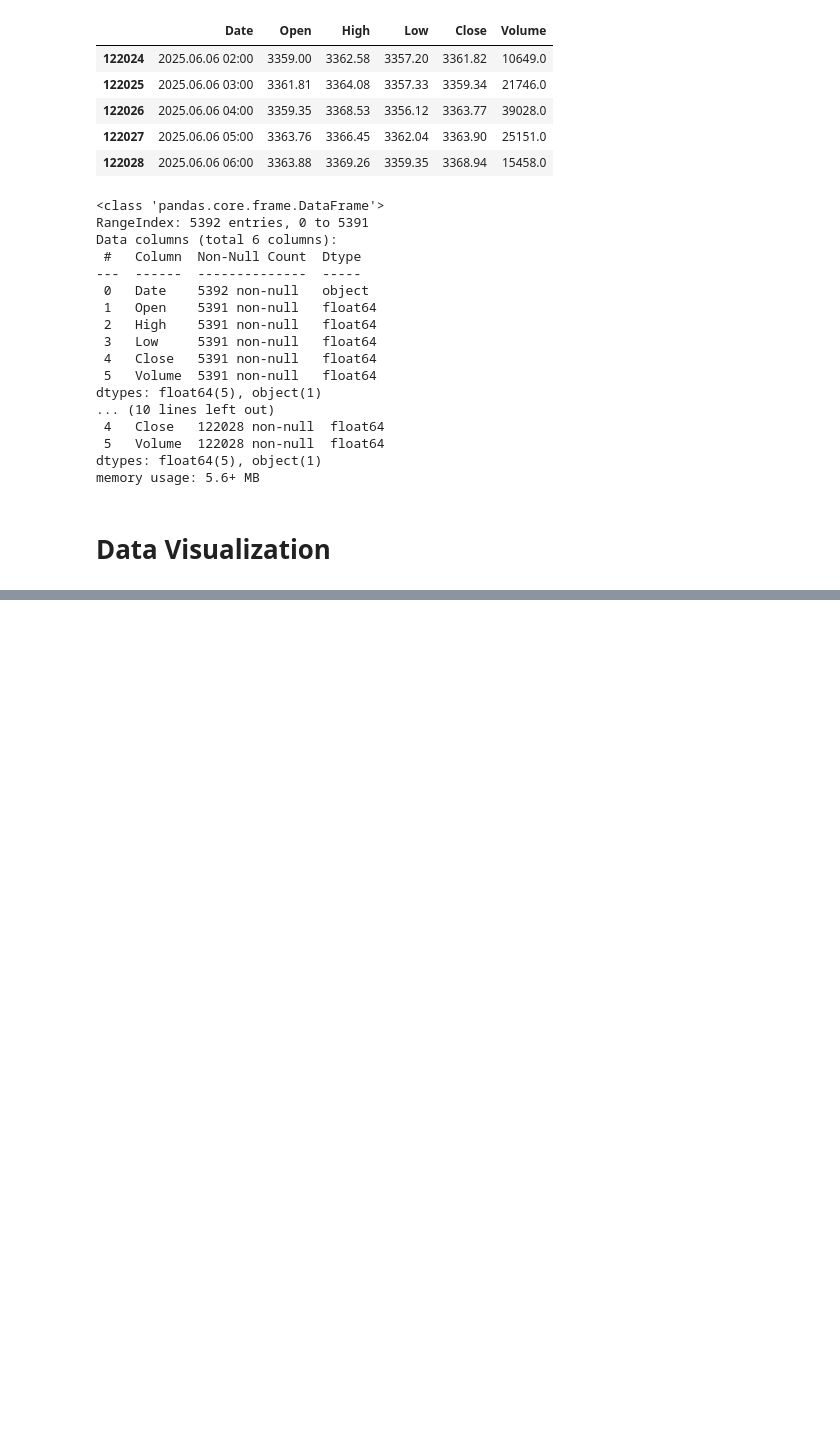
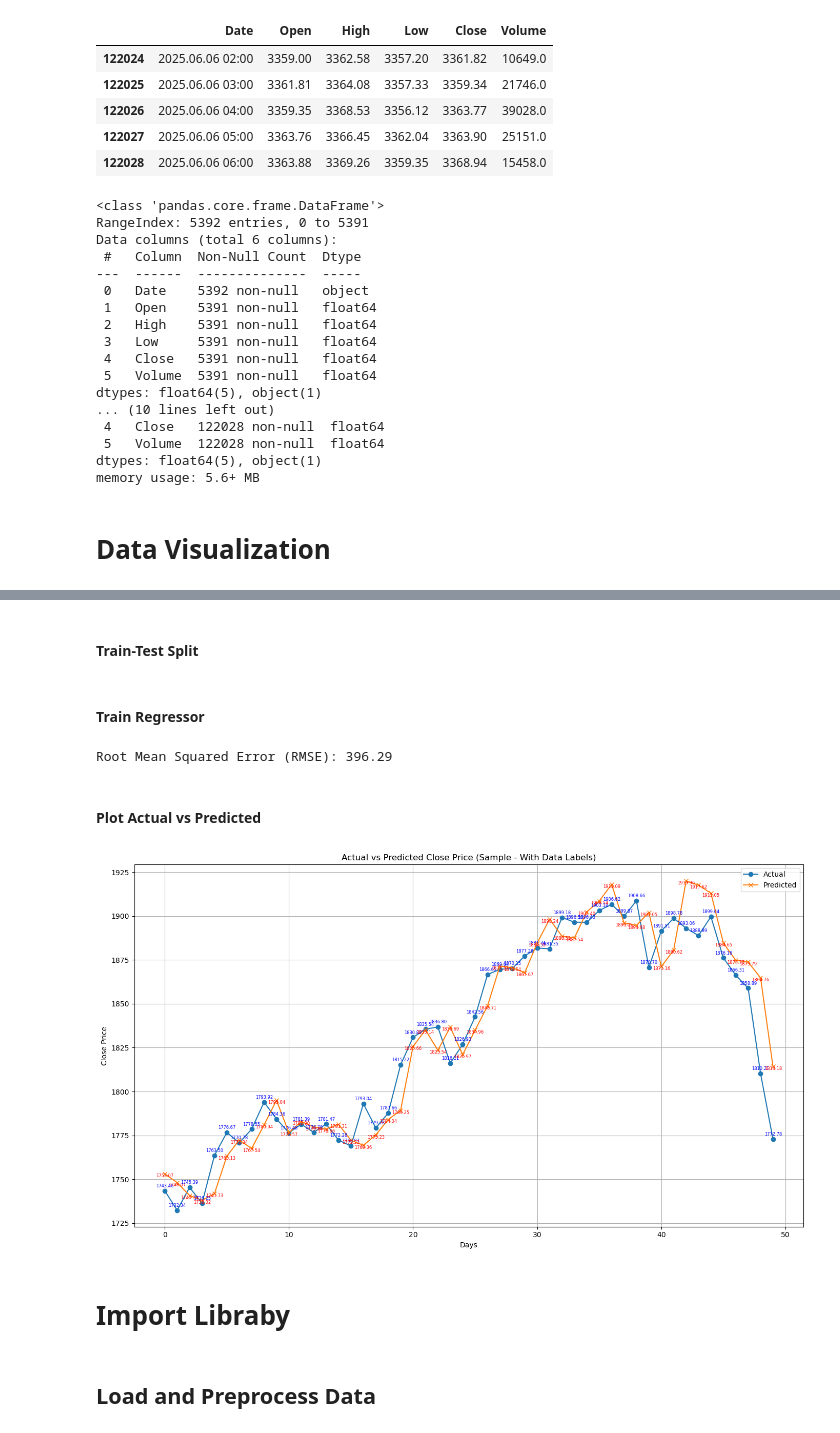
Before and after one commit to raishubham23/Gold_Data_Analysis, a Jupyter notebook: Gold_Data_Analysis.ipynb, the cells around one changed output, grey strips where cells are left out. Drawn from its saved outputs; the diff is of its cells as text; code cells hidden in the pictures; blank space fills up the shorter version.

```diff
--- a/Gold_Data_Analysis.ipynb
+++ b/Gold_Data_Analysis.ipynb
@@ -212,0 +259,3 @@ DateParseError: Unknown datetime string format, unable to parse: Date, at positi
+# %%
+#Create a classification target:
+df['Target'] = (df['Close'].shift(-1) > df['Close']).astype(int)
@@ -212,0 +264,3 @@ DateParseError: Unknown datetime string format, unable to parse: Date, at positi
+# %%
+#Use regression target:
+df['Target'] = df['Close'].shift(-1)
@@ -212,0 +291,49 @@ DateParseError: Unknown datetime string format, unable to parse: Date, at positi
+# %% [markdown]
+#### Train-Test Split
+# %%
+from sklearn.model_selection import train_test_split
+
+X_train, X_test, y_train, y_test = train_test_split(X, y, test_size=0.2, shuffle=False)
+# %% [markdown]
+#### Train Regressor
+# %%
+from sklearn.ensemble import RandomForestRegressor
+from sklearn.metrics import mean_squared_error
+
+model = RandomForestRegressor()
+model.fit(X_train, y_train)
+
+y_pred = model.predict(X_test)
+rmse = mean_squared_error(y_test, y_pred, squared=False)
+
+print(f"Root Mean Squared Error (RMSE): {rmse:.2f}")
+# %% [output]
+Root Mean Squared Error (RMSE): 396.29
+# %% [markdown]
+#### Plot Actual vs Predicted
+# %%
+import matplotlib.pyplot as plt
+
+plt.figure(figsize=(14, 8))
+
+# Plot actual values
+plt.plot(y_test.values[:50], label='Actual', marker='o')
+# Plot predicted values
+plt.plot(y_pred[:50], label='Predicted', marker='x')
+
+# Add data labels
+for i in range(50):
+    plt.text(i, y_test.values[i] + 2, f"{y_test.values[i]:.2f}", fontsize=6, color='blue', ha='center')
+    plt.text(i, y_pred[i] - 2, f"{y_pred[i]:.2f}", fontsize=6, color='red', ha='center')
+
+plt.title("Actual vs Predicted Close Price (Sample - With Data Labels)")
+plt.xlabel("Days")
+plt.ylabel("Close Price")
+plt.legend()
+plt.grid(True)
+plt.tight_layout()
+plt.show()
+# %% [output]
+[figure, added]
+# %% [markdown]
+# Import Libraby
@@ -212,0 +345,2 @@ DateParseError: Unknown datetime string format, unable to parse: Date, at positi
+# %% [markdown]
+## Load and Preprocess Data
```
Also changed, not shown: parts of 37 cells of this notebook.
